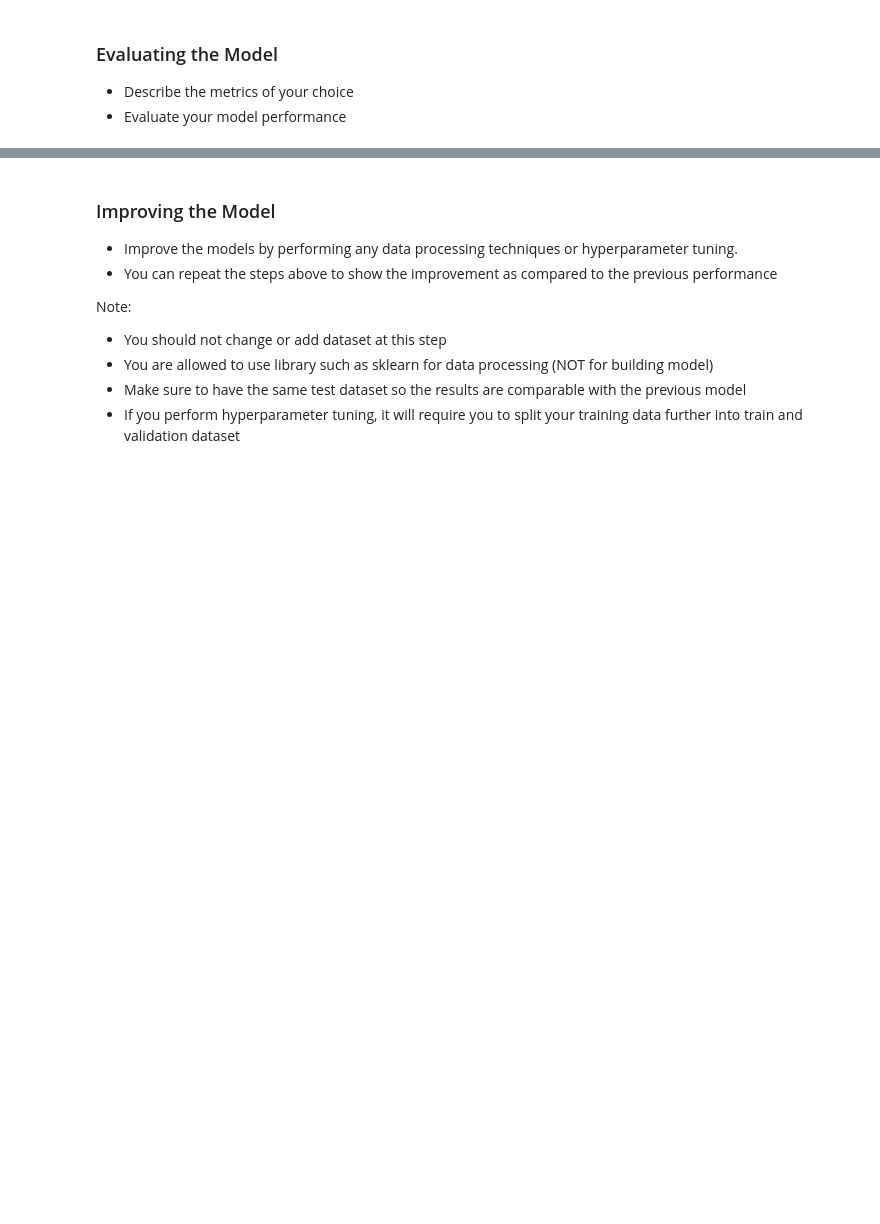
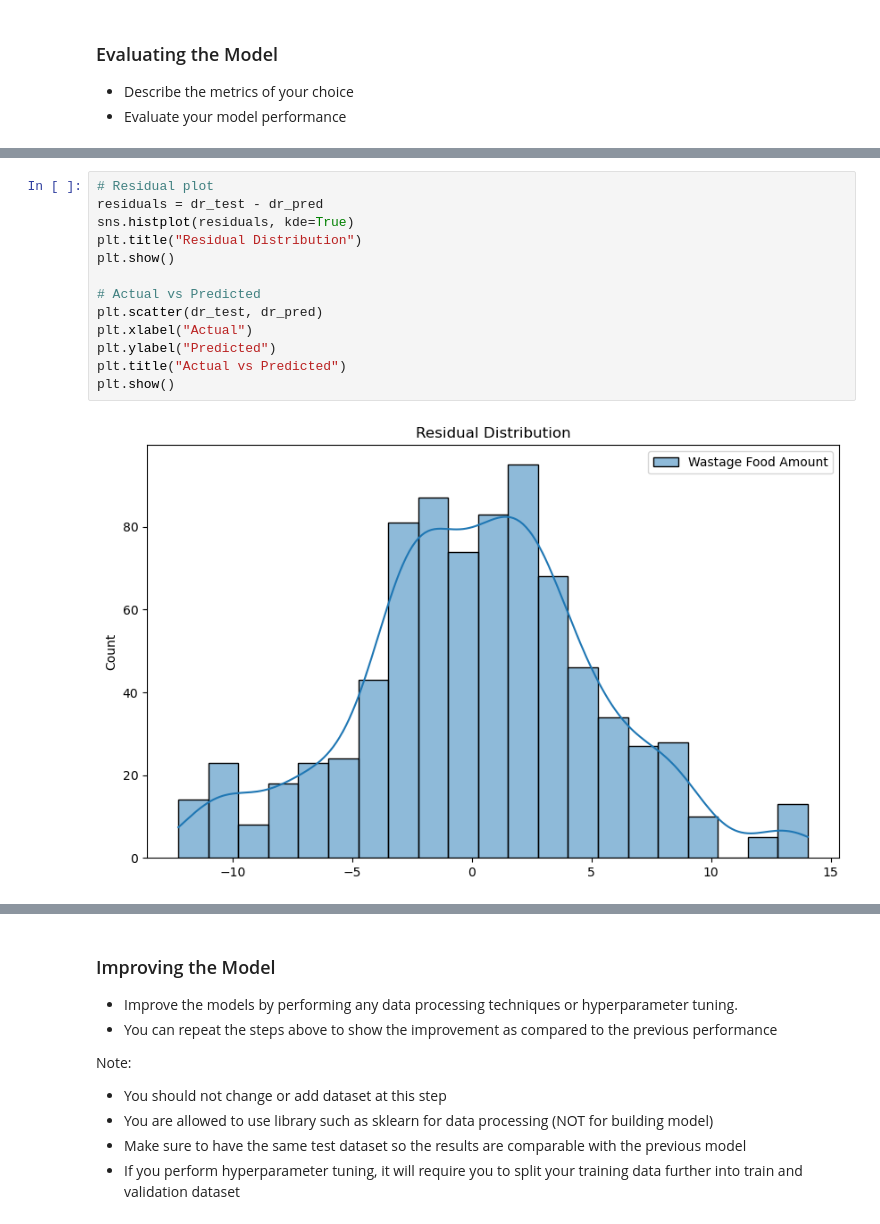
Before and after one commit to ziqiqiiii/DDW_DTP, a Jupyter notebook: Project Template.ipynb, the cells around one changed output, grey strips where cells are left out. Drawn from its saved outputs; the diff is of its cells as text; blank space fills up the shorter version.

```diff
--- a/Project Template.ipynb
+++ b/Project Template.ipynb
@@ -415,0 +458,15 @@ Use python code to build your model. Give explanation on this process.
+# %%
+# Residual plot
+residuals = dr_test - dr_pred
+sns.histplot(residuals, kde=True)
+plt.title("Residual Distribution")
+plt.show()
+
+# Actual vs Predicted
+plt.scatter(dr_test, dr_pred)
+plt.xlabel("Actual")
+plt.ylabel("Predicted")
+plt.title("Actual vs Predicted")
+plt.show()
+# %% [output]
+[figure, added]
```
Also changed, not shown: parts of 7 cells of this notebook, 3 other files.
